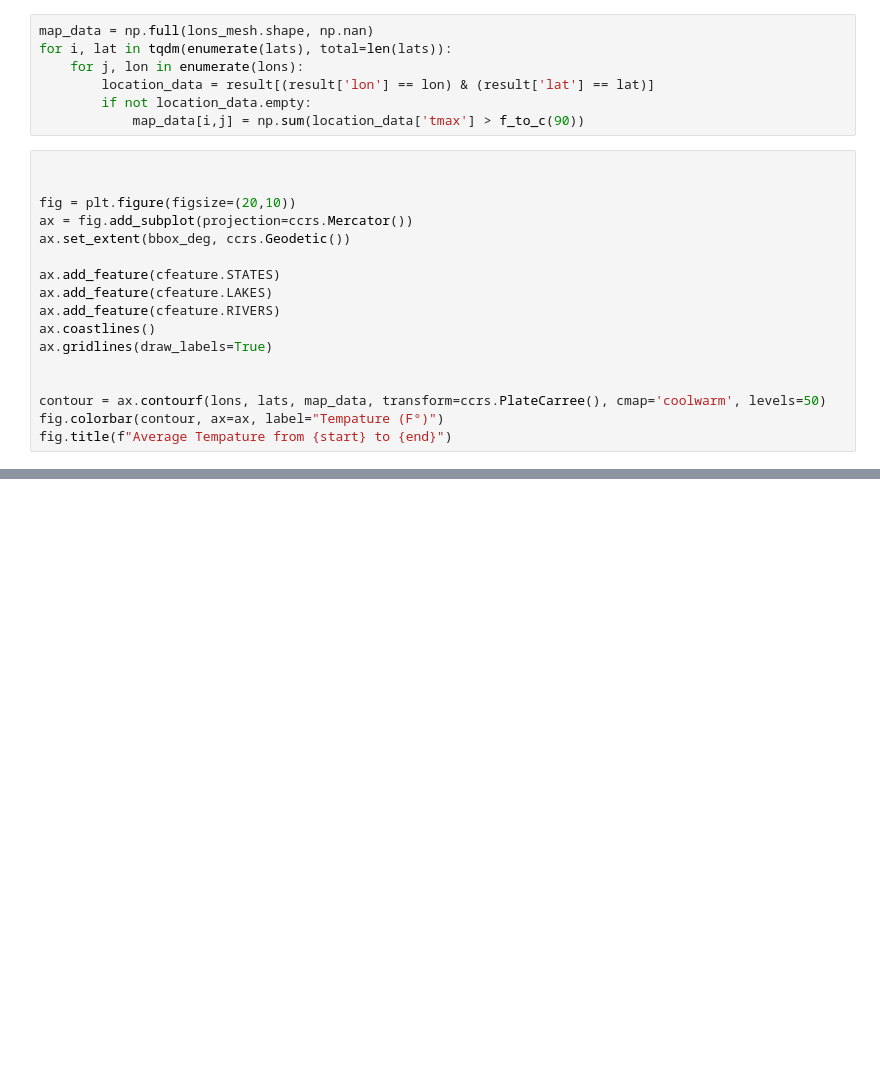
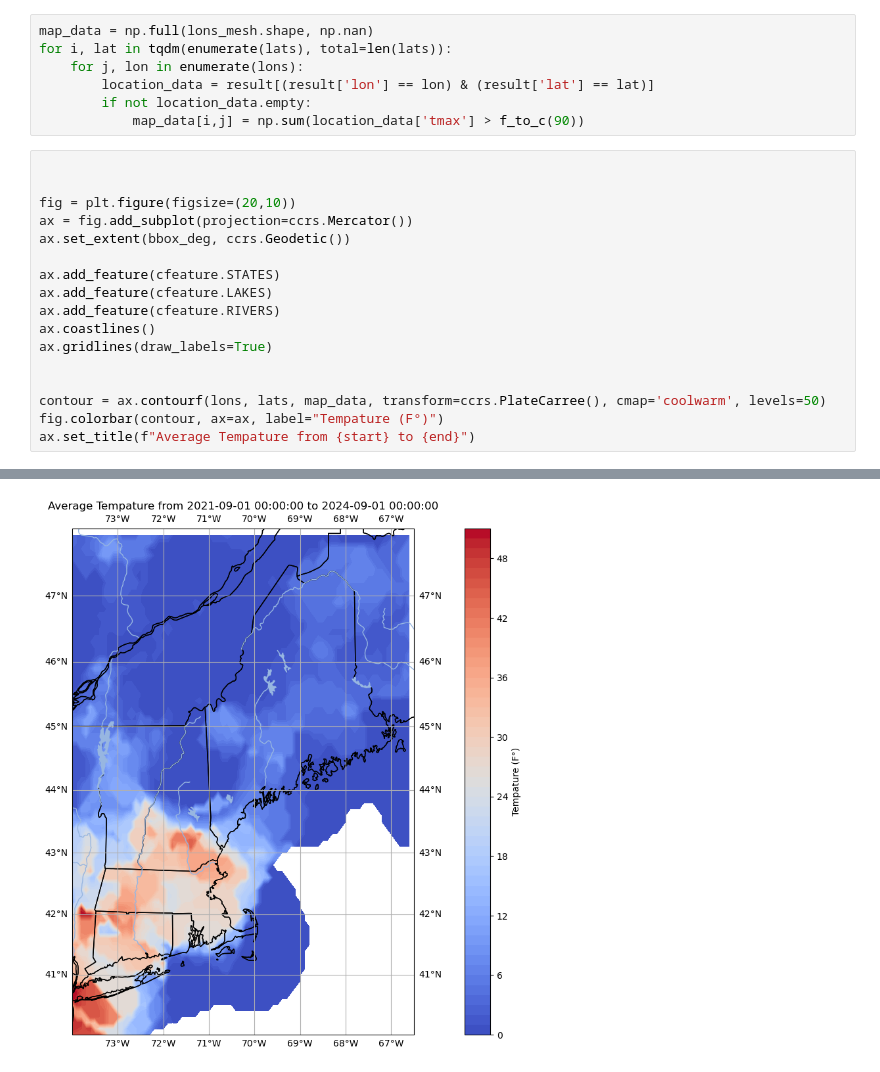
Before and after one commit to ryandonaldson01/ryan_sandbox, a Jupyter notebook: climate_data_playground/tempature_mapping_NE.ipynb, the cells around one changed output, grey strips where cells are left out. Cells and saved outputs as stored; diff of their text form; blank space fills up the shorter version.

Commit message:
plot update

```diff
--- a/climate_data_playground/tempature_mapping_NE.ipynb
+++ b/climate_data_playground/tempature_mapping_NE.ipynb
@@ -85,5 +85,5 @@ ax.gridlines(draw_labels=True)
 
 contour = ax.contourf(lons, lats, map_data, transform=ccrs.PlateCarree(), cmap='coolwarm', levels=50)
 fig.colorbar(contour, ax=ax, label="Tempature (F°)")
-fig.title(f"Average Tempature from {start} to {end}")
+ax.set_title(f"Average Tempature from {start} to {end}")
 # %% [output]
@@ -90,0 +91 @@ NameError: name 'plt' is not defined
+[figure, added]
```
Also changed, not shown: parts of 1 cell of this notebook.
